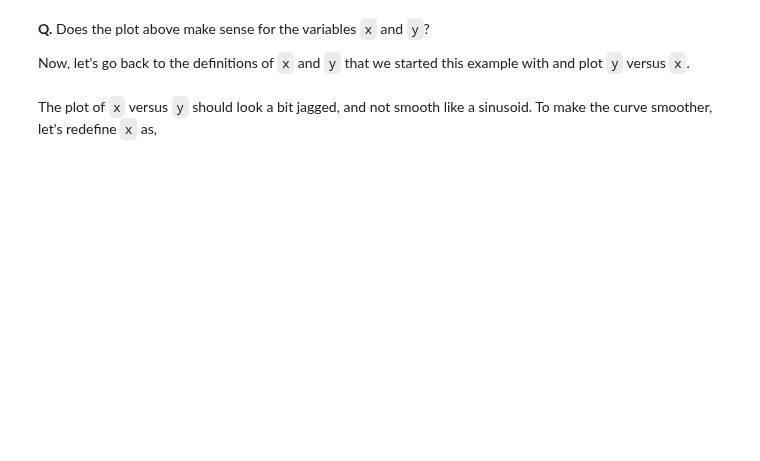
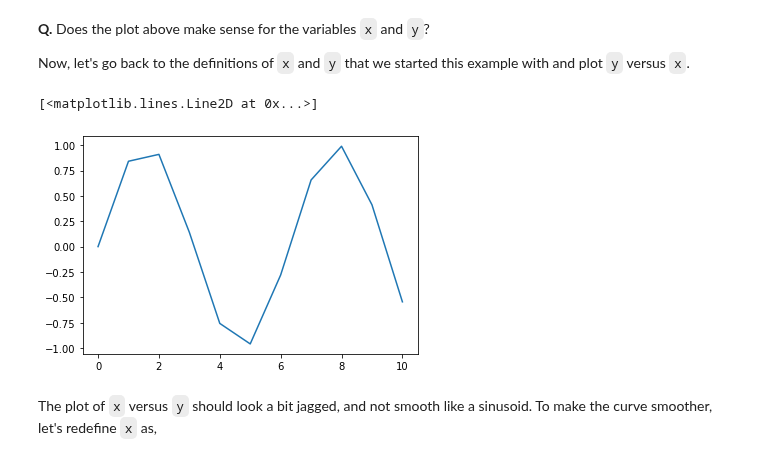
Before and after one commit to jaib1/Case-Studies-Python, a Jupyter notebook: content/01/introduction-to-python.ipynb, the cells around one changed output. Drawn from its saved outputs; the diff is of its cells as text; code cells hidden in the pictures; blank space fills up the shorter version.

```diff
--- a/content/01/introduction-to-python.ipynb
+++ b/content/01/introduction-to-python.ipynb
@@ -508,11 +609,14 @@ plt.show()          # this is the plotting equivalent of print()
 
 Now, let's go back to the definitions of `x` and `y` that we started this example with and plot `y` versus `x`.
 # %%
-x = np.linspace(0,10,11)
+x = np.linspace(0,10,11,dtype=int)
 y = np.sin(x)
 
-plt.plot(x, y)
-plt.show()
+fig, ax = plt.subplots()
+ax.plot(x,y)
+# %% [output]
+[<matplotlib.lines.Line2D at 0x...>]
+[figure, added]
 # %% [markdown]
  The plot of `x` versus `y` should look a bit jagged, and not
  smooth like a sinusoid.  To make the curve smoother,
```
Also changed, not shown: parts of 48 cells of this notebook.
